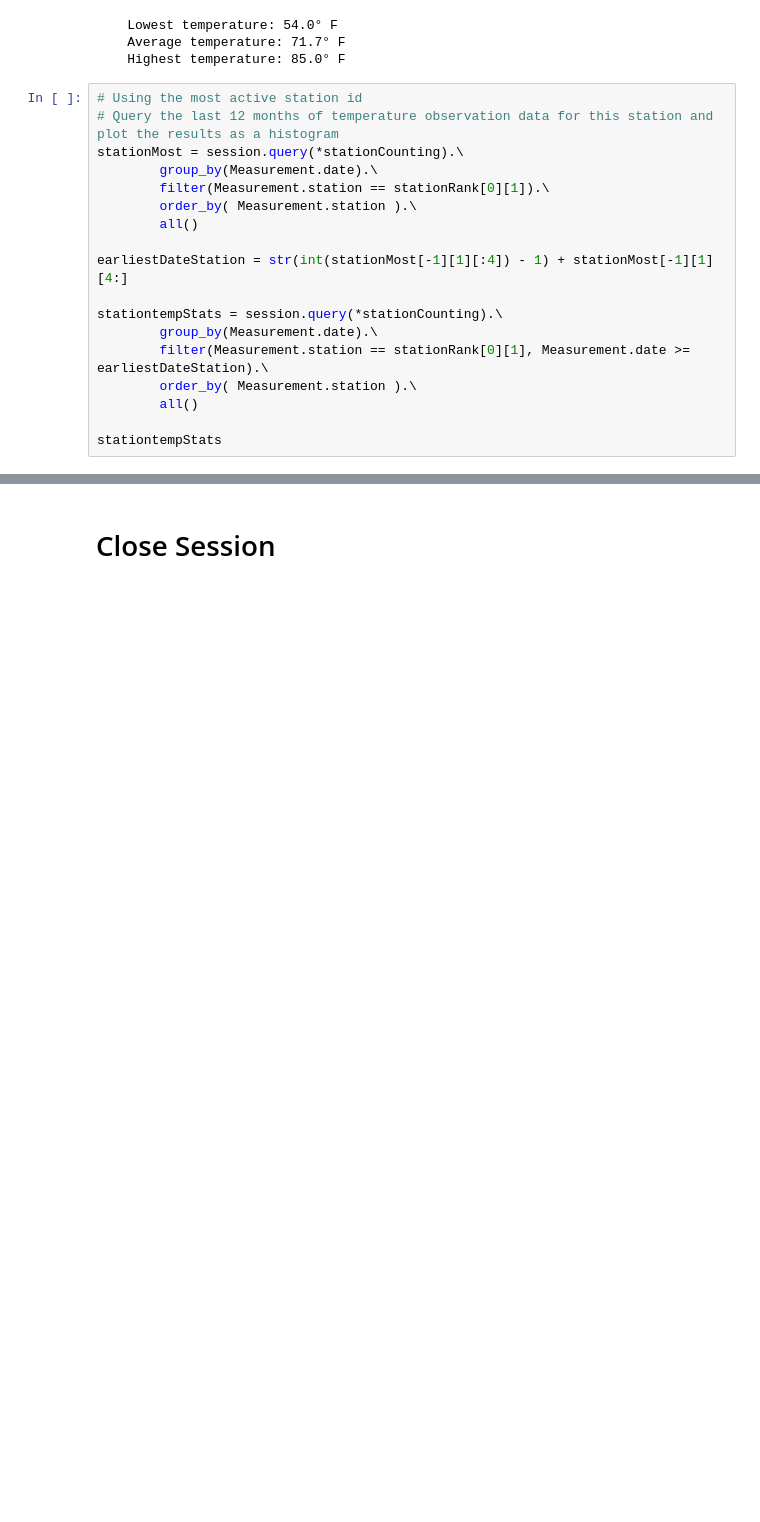
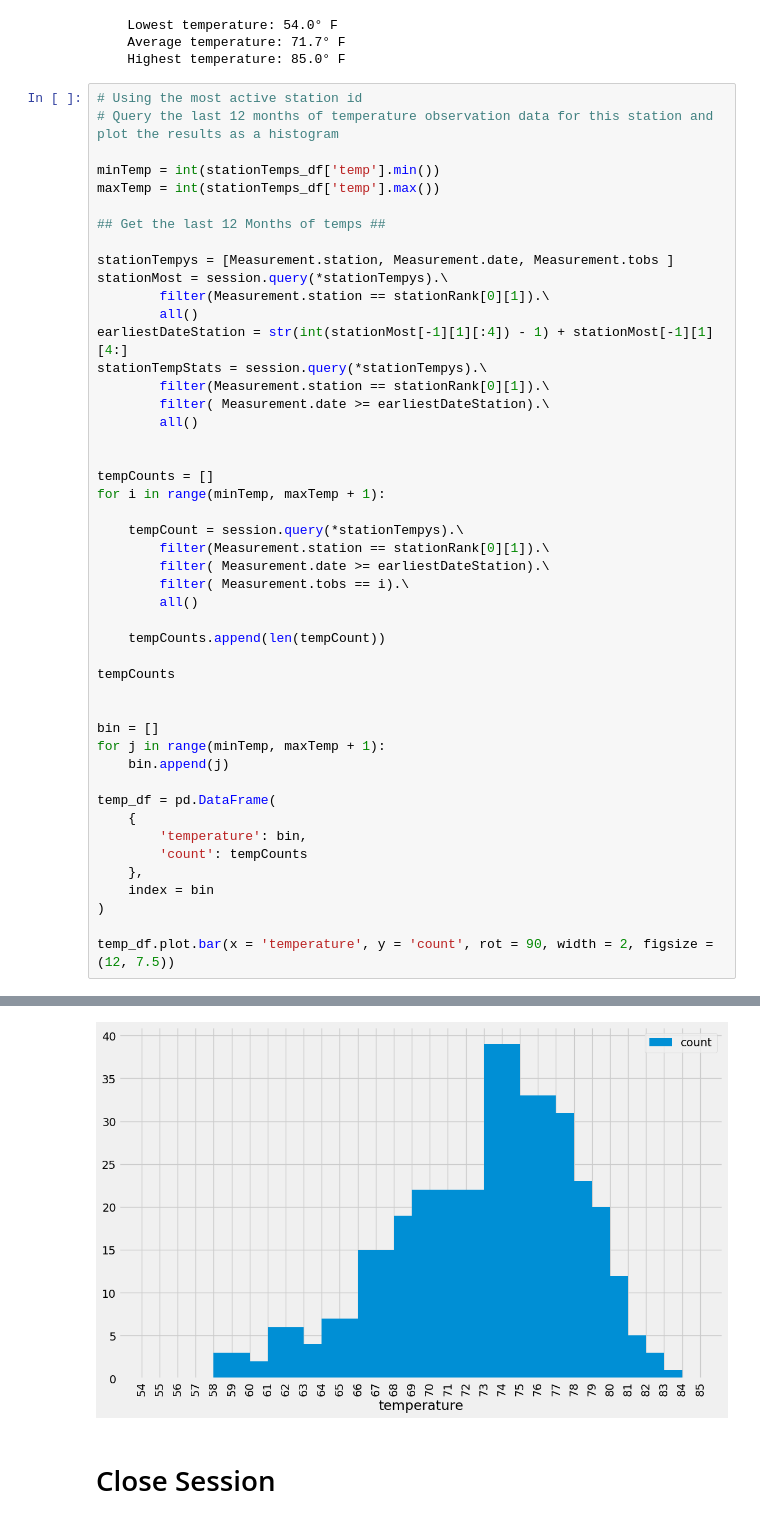
Before and after one commit to WillyWalker/sqlalchemy-challenge, a Jupyter notebook: SurfsUp/climate_starter.ipynb, the cells around one changed output, grey strips where cells are left out. Saved outputs shown, nothing was run; the diff lists cells and outputs as text; blank space fills up the shorter version.

```diff
--- a/SurfsUp/climate_starter.ipynb
+++ b/SurfsUp/climate_starter.ipynb
@@ -231,19 +220,48 @@ print(
 # %%
 # Using the most active station id
 # Query the last 12 months of temperature observation data for this station and plot the results as a histogram
-stationMost = session.query(*stationCounting).\
-        group_by(Measurement.date).\
+
+minTemp = int(stationTemps_df['temp'].min())
+maxTemp = int(stationTemps_df['temp'].max())
+
+## Get the last 12 Months of temps ##
+
+stationTempys = [Measurement.station, Measurement.date, Measurement.tobs ]
+stationMost = session.query(*stationTempys).\
         filter(Measurement.station == stationRank[0][1]).\
-        order_by( Measurement.station ).\
+        all()
+earliestDateStation = str(int(stationMost[-1][1][:4]) - 1) + stationMost[-1][1][4:]
+stationTempStats = session.query(*stationTempys).\
+        filter(Measurement.station == stationRank[0][1]).\
+        filter( Measurement.date >= earliestDateStation).\
         all()
 
-earliestDateStation = str(int(stationMost[-1][1][:4]) - 1) + stationMost[-1][1][4:]
 
-stationtempStats = session.query(*stationCounting).\
-        group_by(Measurement.date).\
-        filter(Measurement.station == stationRank[0][1], Measurement.date >= earliestDateStation).\
-        order_by( Measurement.station ).\
+tempCounts = []
+for i in range(minTemp, maxTemp + 1):
+
+    tempCount = session.query(*stationTempys).\
+        filter(Measurement.station == stationRank[0][1]).\
+        filter( Measurement.date >= earliestDateStation).\
+        filter( Measurement.tobs == i).\
         all()
 
-stationtempStats
+    tempCounts.append(len(tempCount))
+
+tempCounts
+
+
+bin = []
+for j in range(minTemp, maxTemp + 1):
+    bin.append(j)
+
+temp_df = pd.DataFrame(
+    {
+        'temperature': bin,
+        'count': tempCounts
+    },
+    index = bin
+)
+
+temp_df.plot.bar(x = 'temperature', y = 'count', rot = 90, width = 2, figsize = (12, 7.5))
 # %% [output]
@@ -267,3 +269,4 @@ stationtempStats
+[figure, added]
 # %% [markdown]
 # Close Session
 # %%
```
Also changed, not shown: parts of 3 cells of this notebook.
